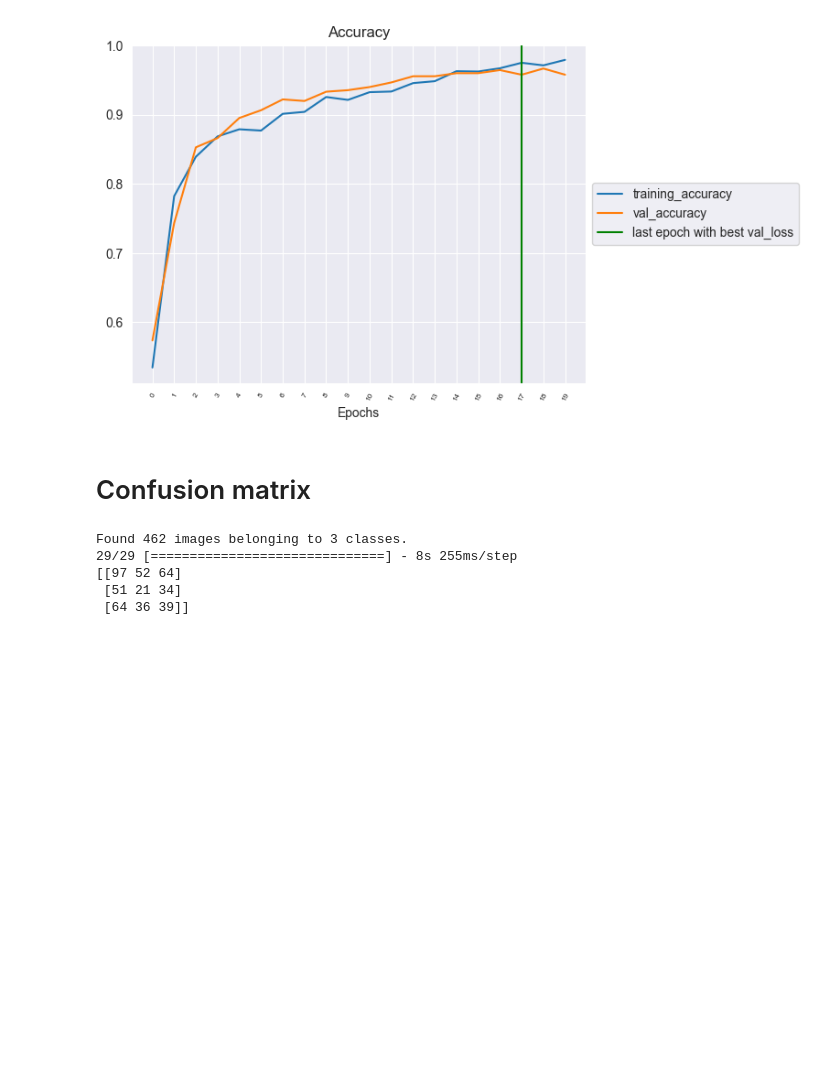
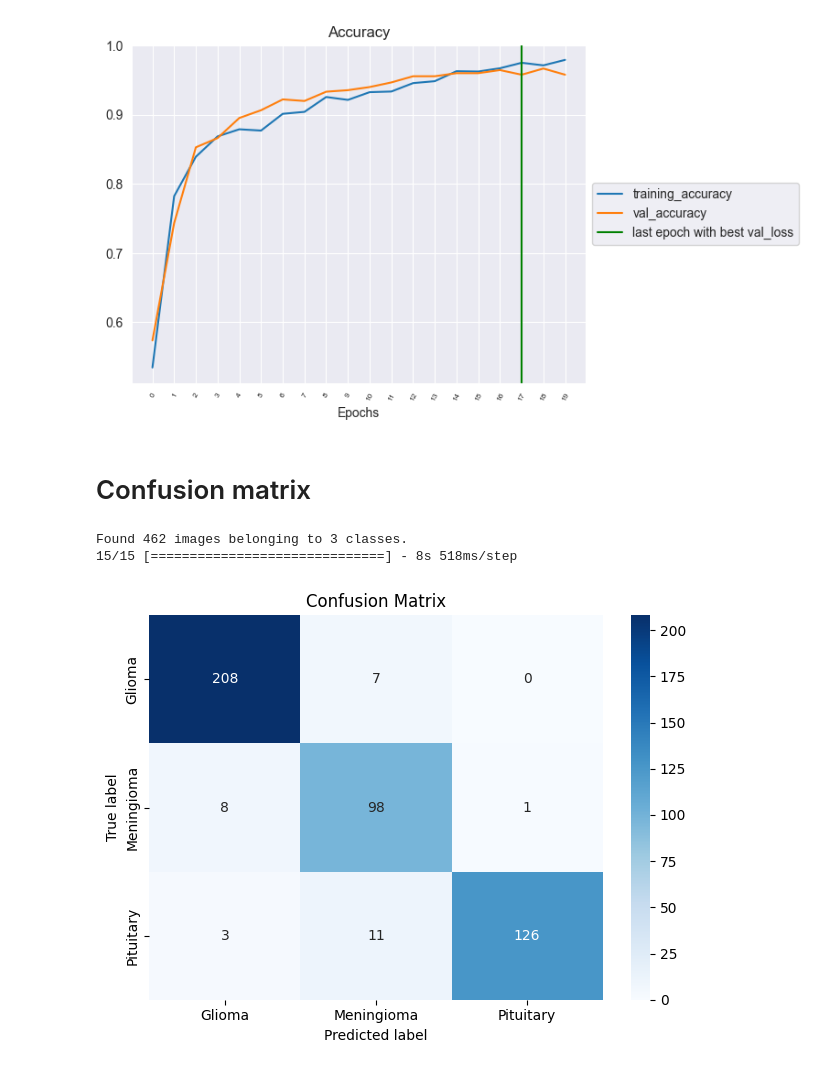
Before and after one commit to Emuczek/BigDataProjekt, a Jupyter notebook: SL_DenseNet121.ipynb, the cells around one changed output. Cells and saved outputs as stored; diff of their text form; code cells hidden in the pictures; blank space fills up the shorter version.

Commit message:
Fixed confusion matrix!

```diff
--- a/SL_DenseNet121.ipynb
+++ b/SL_DenseNet121.ipynb
@@ -83,8 +85,8 @@ train_datagen = ImageDataGenerator(rescale = 1/255,
 
 test_datagen = ImageDataGenerator(rescale = 1/255)
 # %%
-IMAGE_SHAPE = (256, 256)
-BATCH_SIZE = 16
+IMAGE_SHAPE = (224, 224)
+BATCH_SIZE = 32
 
 train_data = train_datagen.flow_from_directory(train_dir,
                                                target_size=IMAGE_SHAPE,
@@ -250,24 +252,30 @@ plt.legend(loc='center left', bbox_to_anchor=(1, 0.5))
 # %%
 model.load_weights("best_model.hdf5")
 
 test_datagen = ImageDataGenerator()
 
 test_data = train_datagen.flow_from_directory(test_dir,
                                               target_size=IMAGE_SHAPE,
                                               batch_size=BATCH_SIZE,
-                                              class_mode="categorical")
+                                              class_mode="categorical",
+                                              shuffle=False)
 
-y_pred = model.predict(val_data)
+y_pred = model.predict(test_data, workers=0)
 y_pred_classes = np.argmax(y_pred, axis=1)
 
-y_true = val_data.classes
+y_true = test_data.classes[test_data.index_array]
 
 cm = confusion_matrix(y_true, y_pred_classes)
 
-print(cm)
+sns.heatmap(cm, annot=True, fmt="d", cmap="Blues", xticklabels=classes, yticklabels=classes)
+
+plt.title("Confusion Matrix")
+plt.xlabel("Predicted label")
+plt.ylabel("True label")
+plt.tight_layout()
+
+plt.show()
 # %% [output]
 Found 462 images belonging to 3 classes.
-29/29 [==============================] - 8s 255ms/step
-[[97 52 64]
- [51 21 34]
- [64 36 39]]
+15/15 [==============================] - 8s 518ms/step
+[figure, added]
```
Also changed, not shown: parts of 6 cells of this notebook.
